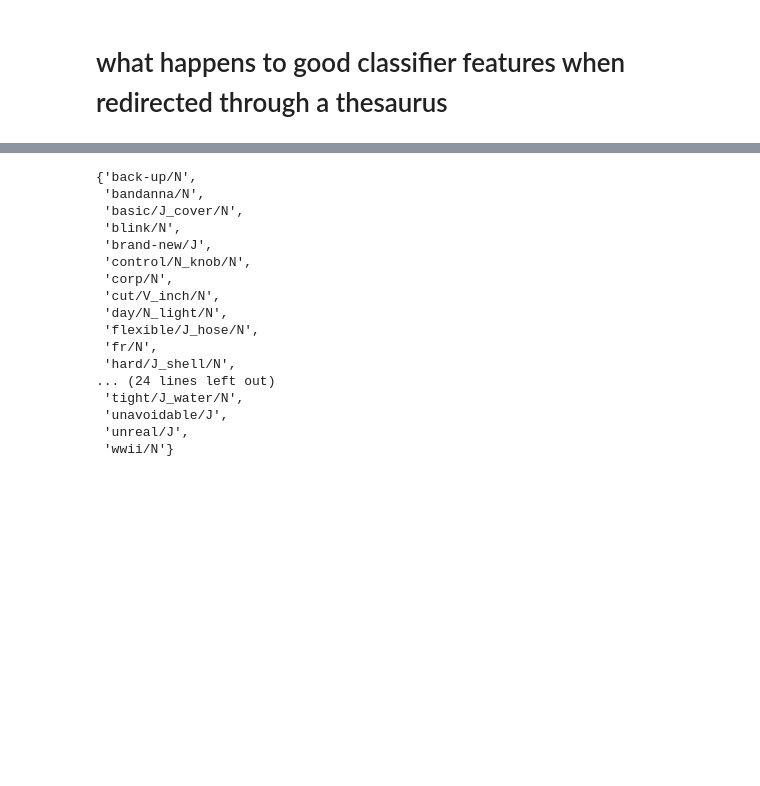
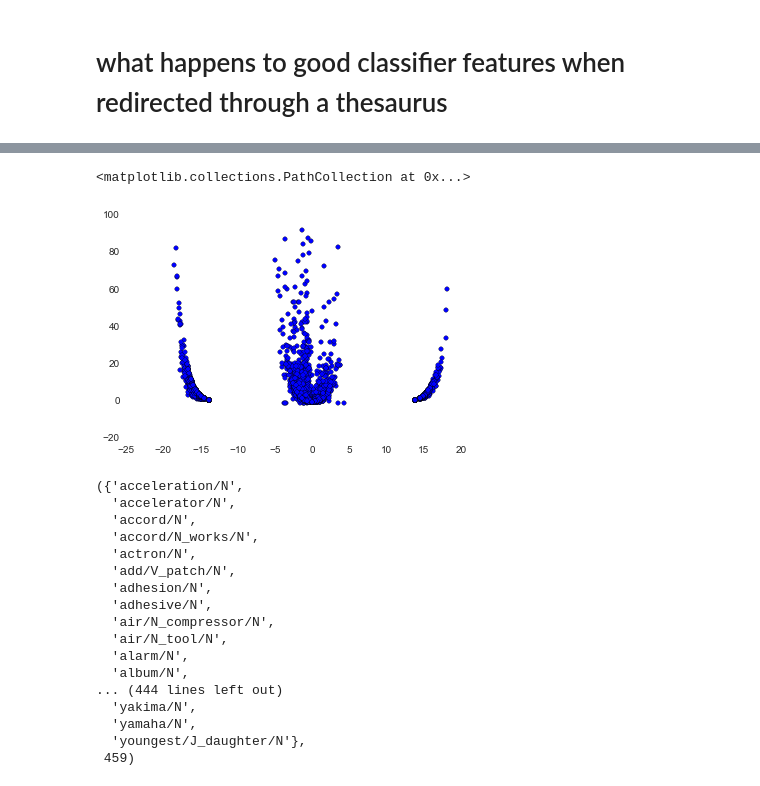
Before and after one commit to mbatchkarov/ExpLosion, a Jupyter notebook: notebooks/MI_distribution.ipynb, the cells around one changed output, grey strips where cells are left out. Cells and saved outputs as stored; diff of their text form; code cells hidden in the pictures; blank space fills up the shorter version.

```diff
--- a/notebooks/MI_distribution.ipynb
+++ b/notebooks/MI_distribution.ipynb
@@ -76,7 +77,8 @@ shape is (79800, 879546)
 # %%
 ytr[ytr != 'Automotive'] = 'NotAutomotive' # lo_score assumes two classes, let's make it that was
 # pre-select features using chi2 (much faster, but selects both positive and negative features)
-premask, _ = chi2(X, ytr)
-premask = np.argsort(premask)[:1000]
-%time lo_automotive = calculate_log_odds(X, ytr, column_indices=premask)
+premask, _ = f_classif(X, ytr)
+# %time lo_automotive = calculate_log_odds(X, ytr, column_indices=np.argsort(premask)[:1000])
+# %time lo_automotive = calculate_log_odds(X, ytr, column_indices=set(np.random.randint(0,X.shape[1],20000)))
+%time lo_automotive = calculate_log_odds(X, ytr)
 # %% [output]
@@ -90,0 +93,7 @@ max(lo_automotive)
+# %%
+premask[premask>100] = -1
+plt.scatter(lo_automotive, premask);
+# looks like there are both good and bad features (according to chi2) in terms of LO score
+# %% [output]
+<matplotlib.collections.PathCollection at 0x...>
+[figure, added]
@@ -91,25 +108,26 @@ max(lo_automotive)
 # %%
+orig_lo_automotive = lo_automotive.copy()
 lo_automotive[np.asarray(X.sum(axis=0)).ravel() < 5] = 0 # de-select infreq features
 # lets look at the informative features
 inv_vocab = {v:k for k,v in vocab.items()}
-good_feats_idx = np.argsort(lo_automotive)[:40] # index of 100 most informative features (either for or against automotive)
+good_feats_idx = np.where(lo_automotive>10)[0] # index of 100 most informative features (either for or against automotive)
 good_feats = set(str(inv_vocab[idx]) for idx in good_feats_idx)
-good_feats
+good_feats, len(good_feats)
 # %% [output]
-{'back-up/N',
- 'bandanna/N',
- 'basic/J_cover/N',
- 'blink/N',
- 'brand-new/J',
- 'control/N_knob/N',
- 'corp/N',
- 'cut/V_inch/N',
- 'day/N_light/N',
- 'flexible/J_hose/N',
- 'fr/N',
- 'hard/J_shell/N',
-... (24 lines left out)
- 'tight/J_water/N',
- 'unavoidable/J',
- 'unreal/J',
- 'wwii/N'}
+({'acceleration/N',
+  'accelerator/N',
+  'accord/N',
+  'accord/N_works/N',
+  'actron/N',
+  'add/V_patch/N',
+  'adhesion/N',
+  'adhesive/N',
+  'air/N_compressor/N',
+  'air/N_tool/N',
+  'alarm/N',
+  'album/N',
+... (444 lines left out)
+  'yakima/N',
+  'yamaha/N',
+  'youngest/J_daughter/N'},
+ 459)
```
Also changed, not shown: parts of 24 cells of this notebook.
